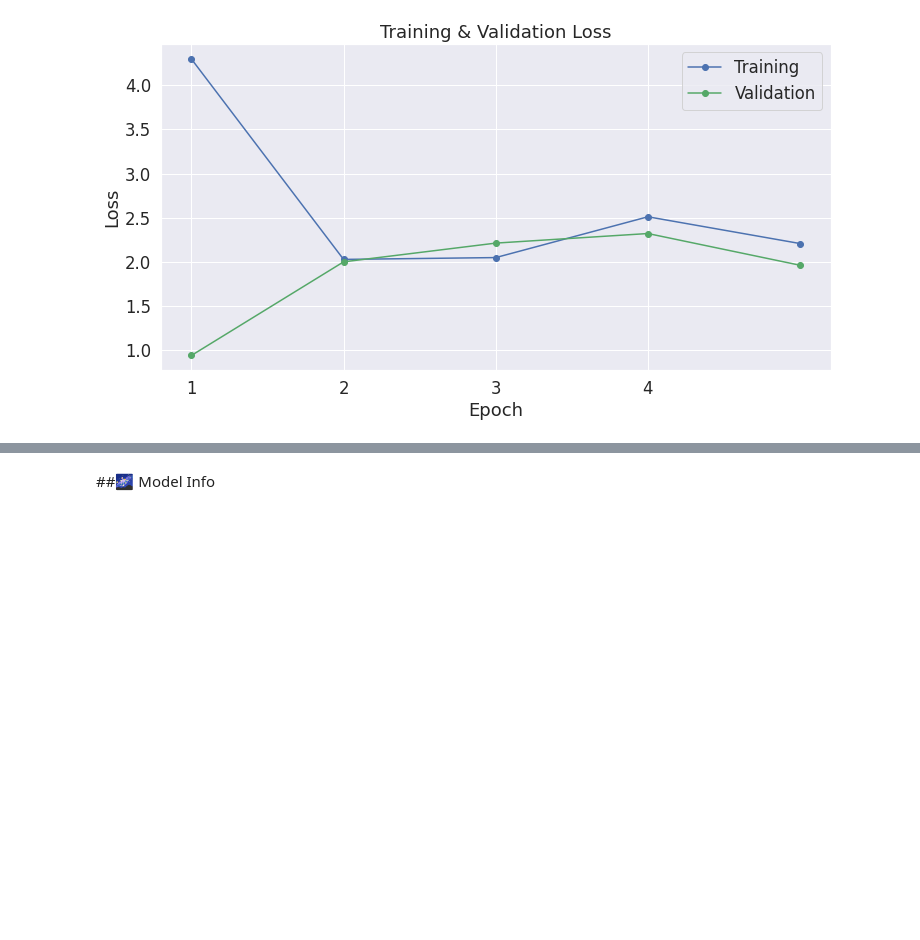
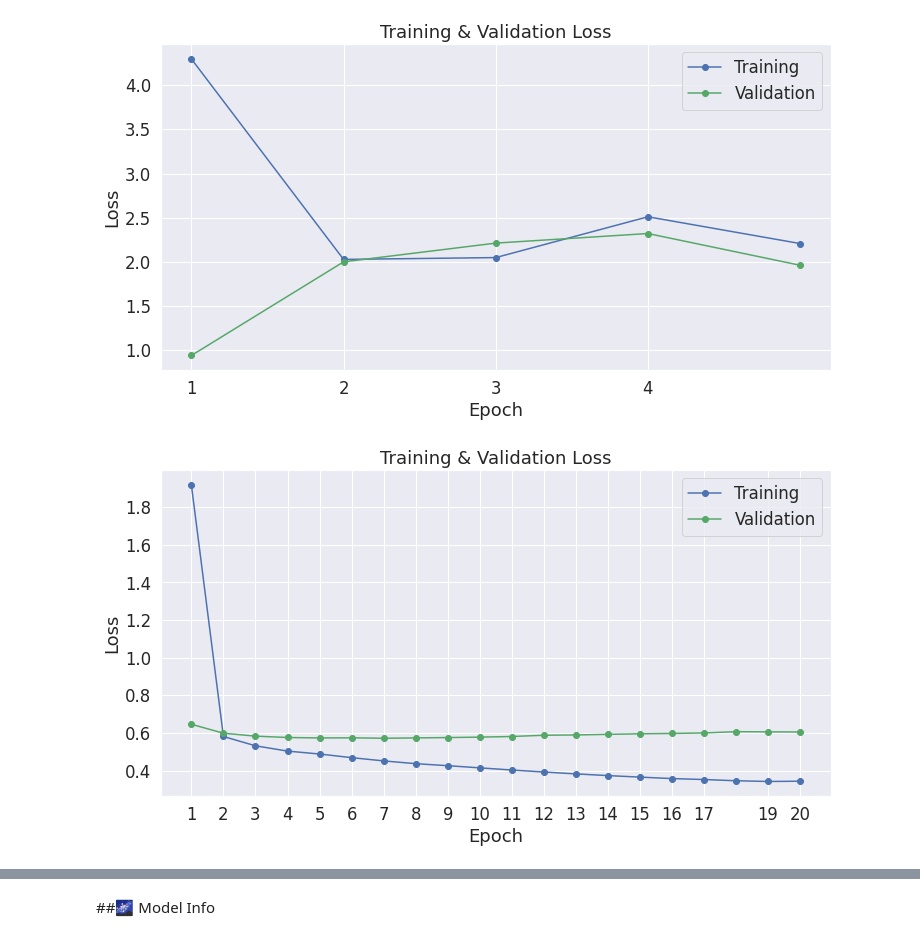
Before and after one commit to ancastillar/Transformers-Create-your-own-poem-, a Jupyter notebook: Transformers_Create_your_own_poem!_with_AI_Train.ipynb, the cells around one changed output, grey strips where cells are left out. Saved outputs shown, nothing was run; the diff lists cells and outputs as text; code cells hidden in the pictures; blank space fills up the shorter version.

```diff
--- a/Transformers_Create_your_own_poem!_with_AI_Train.ipynb
+++ b/Transformers_Create_your_own_poem!_with_AI_Train.ipynb
@@ -88,6 +88,8 @@ col_poem = "stanza_text"
 #------------------------------------------------
 
 df_poems = pd.read_csv("/content/drive/MyDrive/proyecto_NLP/data/poe_poems_stanzas.csv")
-df_poems = df_poems[df_poems[col_poem].notna()]
+df_poems = df_poems[(df_poems[col_poem].notna()) & (df_poems[col_poem]!=" ")]
+
+df_poems = df_poems.drop(137, axis=0)
 print("Dimension of datase:", df_poems.shape)
 # %% [output]
@@ -145,7 +148,7 @@ MAX_LEN = 1024
 home_directory = "/content/drive/MyDrive/proyecto_NLP/models"
 ###################################################################################################################################################################################################
 
-pretrained_weights = "gpt2-large" ## as over 1.5 billion parameters
+pretrained_weights = 'gpt2' ## as over 1.5 billion parameters
 tokenizer = GPT2Tokenizer.from_pretrained(pretrained_weights)
 
 special_tokens_dict = {'bos_token': '<BOS>', 'eos_token': '<EOS>', 'pad_token': '<PAD>'}
@@ -233,9 +236,9 @@ def format_time(elapsed):
 # hyperparameters
 learning_rate = 1e-4
 eps = 1e-8
-warmup_steps = 20
+warmup_steps = 35
 # this produces sample output every 100 steps
-sample_every = 10
+sample_every = 50
 
 # create text generation seed prompt
 device = torch.device('cuda')
@@ -538,20 +603,22 @@ plt.show()
 # %%
 # Use plot styling from seaborn.
 sns.set(style='darkgrid')
 
 # Increase the plot size and font size.
 sns.set(font_scale=1.5)
 plt.rcParams["figure.figsize"] = (12,6)
 
 # Plot the learning curve.
 plt.plot(df_stats['Training Loss'], 'b-o', label="Training")
 plt.plot(df_stats['Valid. Loss'], 'g-o', label="Validation")
 
 # Label the plot.
 plt.title("Training & Validation Loss")
 plt.xlabel("Epoch")
 plt.ylabel("Loss")
 plt.legend()
-plt.xticks([1, 2, 3, 4, 5,6,7,8,9,10,11,12,13,14,15,16,17,18,19,20])
+plt.xticks([1, 2, 3, 4, 5, 6, 7,8,9,10,11,12,13,14,15,16,17,19,20])
 
 plt.show()
+# %% [output]
+[figure, added]
```
Also changed, not shown: parts of 18 cells of this notebook.
